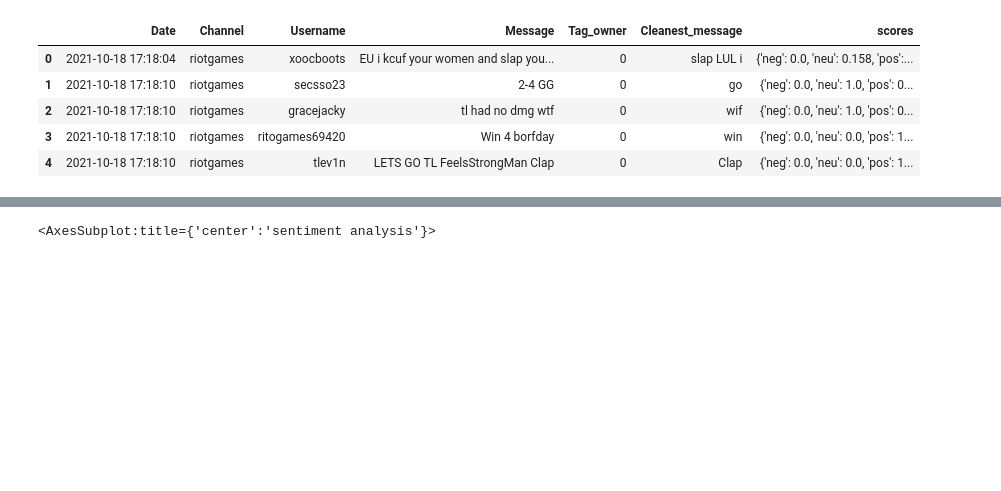
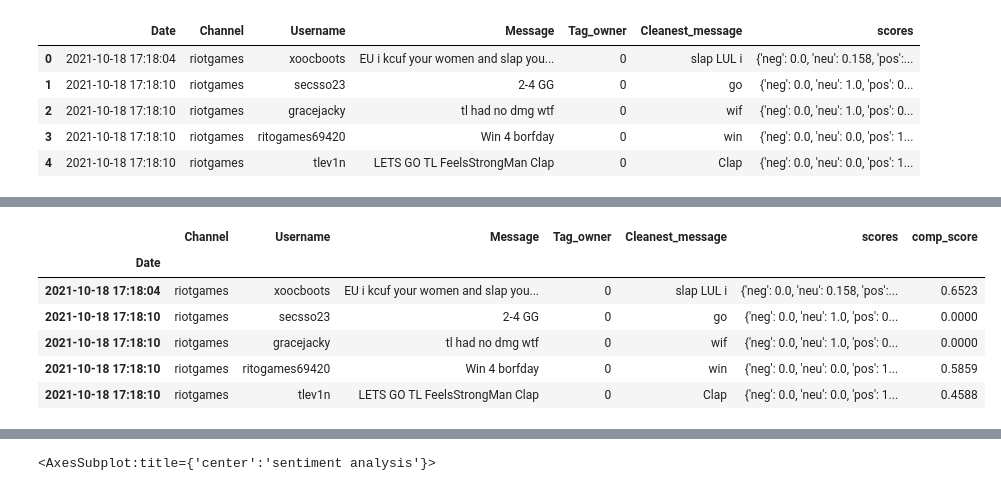
Before and after one commit to gmchinchayan/DLD-Gustavo, a Jupyter notebook: DS_Files/SentimentAnalysis/vader1_sentiment_column.ipynb, the cells around one changed output, grey strips where cells are left out. Cells and saved outputs as stored; diff of their text form; code cells hidden in the pictures; blank space fills up the shorter version.

Commit message:
Add the logic to create an average of the value sentiment by minute,  30 seconds and 10 seconds. Create the respectively files for each data.

```diff
--- a/DS_Files/SentimentAnalysis/vader1_sentiment_column.ipynb
+++ b/DS_Files/SentimentAnalysis/vader1_sentiment_column.ipynb
@@ -99,3 +99,19 @@ data.head()
 | 2 | 2021-10-18 17:18:10 | riotgames | gracejacky | tl had no dmg wtf | 0 | wif | {'neg': 0.0, 'neu': 1.0, 'pos': 0... | 0.0000 |
 | 3 | 2021-10-18 17:18:10 | riotgames | ritogames69420 | Win 4 borfday | 0 | win | {'neg': 0.0, 'neu': 0.0, 'pos': 1... | 0.5859 |
 | 4 | 2021-10-18 17:18:10 | riotgames | tlev1n | LETS GO TL FeelsStrongMan Clap | 0 | Clap | {'neg': 0.0, 'neu': 0.0, 'pos': 1... | 0.4588 |
+# %%
+dataCopy = data.copy()
+# %%
+dataCopy.reset_index().set_index('Date')
+dataCopy['Date'] =  pd.to_datetime(dataCopy['Date'], format='%Y-%m-%d %H:%M:%S')
+dataCopy = dataCopy.set_index('Date')
+# %%
+dataCopy.head()
+# %% [output]
+|  | Channel | Username | Message | Tag_owner | Cleanest_message | scores | comp_score |
+| Date |  |  |  |  |  |  |  |
+| 2021-10-18 17:18:04 | riotgames | xoocboots | EU i kcuf your women and slap you... | 0 | slap LUL i | {'neg': 0.0, 'neu': 0.158, 'pos':... | 0.6523 |
+| 2021-10-18 17:18:10 | riotgames | secsso23 | 2-4 GG | 0 | go | {'neg': 0.0, 'neu': 1.0, 'pos': 0... | 0.0000 |
+| 2021-10-18 17:18:10 | riotgames | gracejacky | tl had no dmg wtf | 0 | wif | {'neg': 0.0, 'neu': 1.0, 'pos': 0... | 0.0000 |
+| 2021-10-18 17:18:10 | riotgames | ritogames69420 | Win 4 borfday | 0 | win | {'neg': 0.0, 'neu': 0.0, 'pos': 1... | 0.5859 |
+| 2021-10-18 17:18:10 | riotgames | tlev1n | LETS GO TL FeelsStrongMan Clap | 0 | Clap | {'neg': 0.0, 'neu': 0.0, 'pos': 1... | 0.4588 |
```
Also changed, not shown: parts of 6 cells of this notebook, 3 other files.
